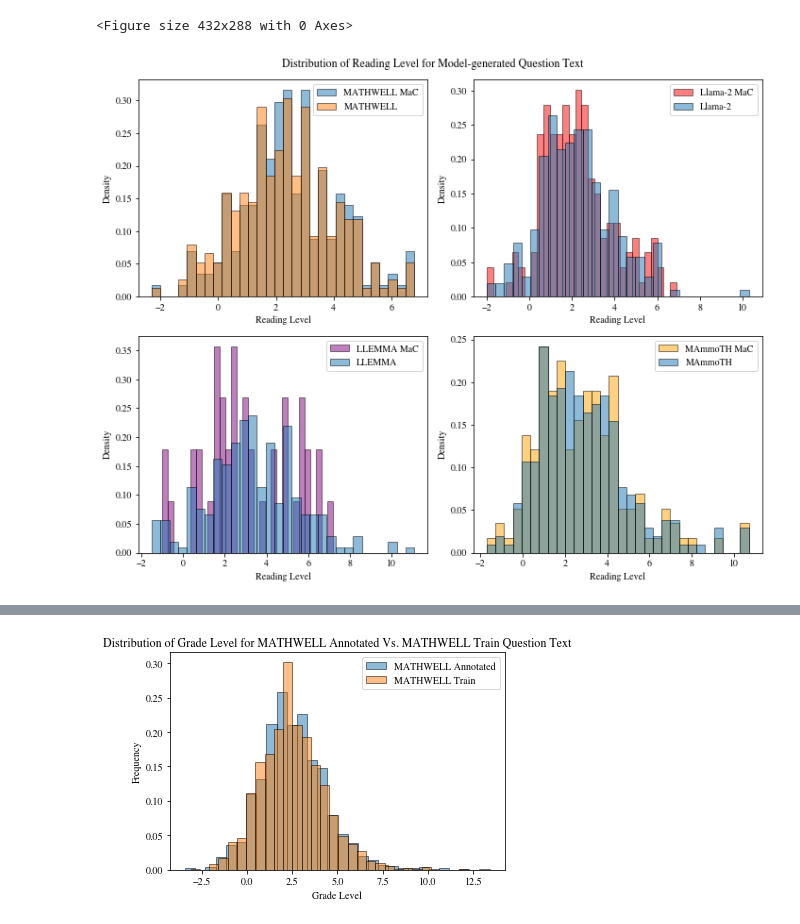
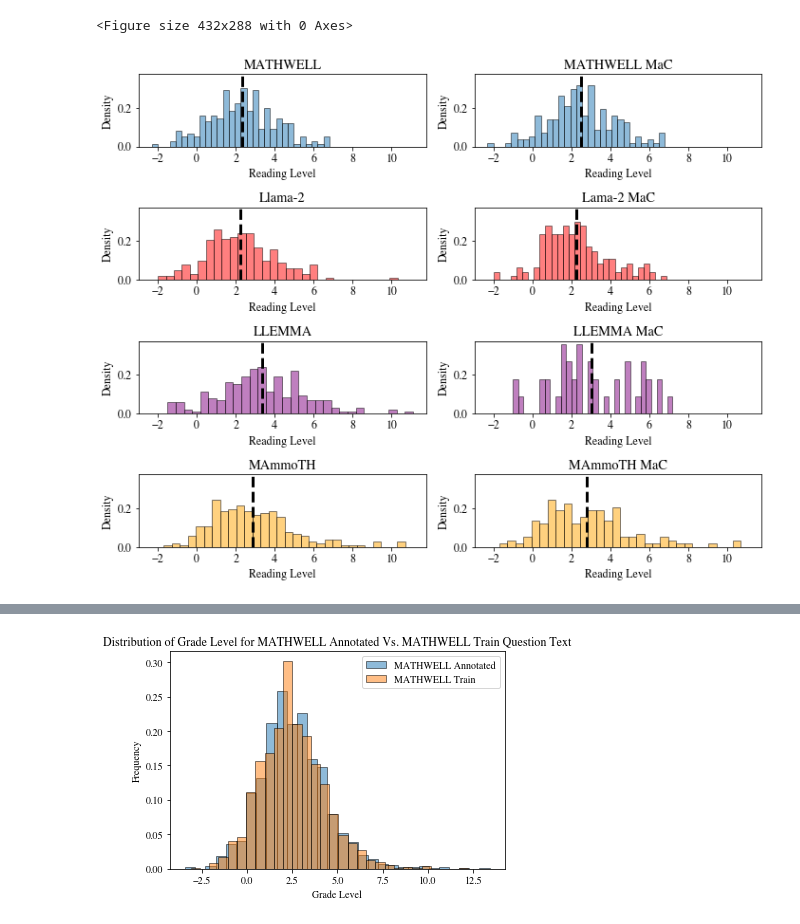
Before and after one commit to bryanchrist/llama2-70b, a Jupyter notebook: reading_level.ipynb, the cells around one changed output, grey strips where cells are left out. Saved outputs shown, nothing was run; the diff lists cells and outputs as text; code cells hidden in the pictures.

Commit message:
Updating reading level figures

```diff
--- a/reading_level.ipynb
+++ b/reading_level.ipynb
@@ -12,6 +12,7 @@ import matplotlib.pyplot as plt
 #     'pgf.rcfonts': False,
 # })
 plt.rcParams["font.family"] = "Times"
+plt.rcParams.update({'font.size': 12})
 # %% [markdown]
 ## GSM8K
 # %%
@@ -249,35 +250,75 @@ plt.savefig('reading_level_his.png')
 <Figure size 432x288 with 0 Axes>
 # %%
 # Create a figure with two subplots (2 rows, 1 column)
-fig, axs = plt.subplots(nrows=2, ncols=2, figsize=(10, 8))
+fig, axs = plt.subplots(nrows=4, ncols=2, figsize=(10, 8), sharex = True, sharey = True)
 
 # Plot the first histogram on the top subplot
-fig.suptitle('Distribution of Reading Level for Model-generated Question Text')
-axs[0, 0].hist(mathwell_good_grades, bins=30, alpha=0.5, label='MATHWELL MaC', edgecolor='black', density=True)
-axs[0, 1].hist(llama_good_grades, bins=30, alpha=0.5, label='Llama-2 MaC', edgecolor='black', density=True, color = 'Red')
-axs[1, 0].hist(llema_good_grades, bins=30, alpha=0.5, label='LLEMMA MaC', edgecolor='black', density=True, color = 'Purple')
-axs[1, 1].hist(mammoth_good_grades, bins=30, alpha=0.5, label='MAmmoTH MaC', edgecolor='black', density=True, color= 'Orange')
+axs[0, 1].hist(mathwell_good_grades, bins=30, alpha=0.5, label='MATHWELL MaC', edgecolor='black', density=True)
+axs[0, 1].set_title('MATHWELL MaC')
+axs[0,1].axvline(np.mean(mathwell_good_grades), color='k', linestyle='dashed', linewidth=3)
+
+axs[1, 1].hist(llama_good_grades, bins=30, alpha=0.5, label='Llama-2 MaC', edgecolor='black', density=True, color = 'Red')
+axs[1, 1].set_title('Lama-2 MaC')
+axs[1,1].axvline(np.mean(llama_good_grades), color='k', linestyle='dashed', linewidth=3)
+
+axs[2, 1].hist(llema_good_grades, bins=30, alpha=0.5, label='LLEMMA MaC', edgecolor='black', density=True, color = 'Purple')
+axs[2, 1].set_title('LLEMMA MaC')
+axs[2,1].axvline(np.mean(llema_good_grades), color='k', linestyle='dashed', linewidth=3)
+
+axs[3, 1].hist(mammoth_good_grades, bins=30, alpha=0.5, label='MAmmoTH MaC', edgecolor='black', density=True, color= 'Orange')
+axs[3, 1].set_title('MAmmoTH MaC')
+axs[3,1].axvline(np.mean(mammoth_good_grades), color='k', linestyle='dashed', linewidth=3)
+
 axs[0, 0].hist(mathwell_all_grades, bins=30, alpha=0.5, label='MATHWELL', edgecolor='black', density=True)
-axs[0, 1].hist(llama_all_grades, bins=30, alpha=0.5, label='Llama-2', edgecolor='black', density=True)
-axs[1, 0].hist(llema_all_grades, bins=30, alpha=0.5, label='LLEMMA', edgecolor='black', density=True)
-axs[1, 1].hist(mammoth_all_grades, bins=30, alpha=0.5, label='MAmmoTH', edgecolor='black', density=True)
-axs[0, 0].legend()
-axs[0, 1].legend()
-axs[1, 0].legend()
-axs[1, 1].legend()
+axs[0, 0].set_title('MATHWELL')
+axs[0,0].axvline(np.mean(mathwell_all_grades), color='k', linestyle='dashed', linewidth=3)
+
+axs[1, 0].hist(llama_all_grades, bins=30, alpha=0.5, label='Llama-2', edgecolor='black', density=True, color = 'Red')
+axs[1, 0].set_title('Llama-2')
+axs[1,0].axvline(np.mean(llama_all_grades), color='k', linestyle='dashed', linewidth=3)
+
+axs[2, 0].hist(llema_all_grades, bins=30, alpha=0.5, label='LLEMMA', edgecolor='black', density=True, color = 'Purple')
+axs[2, 0].set_title('LLEMMA')
+axs[2,0].axvline(np.mean(llema_all_grades), color='k', linestyle='dashed', linewidth=3)
+
+axs[3, 0].hist(mammoth_all_grades, bins=30, alpha=0.5, label='MAmmoTH', edgecolor='black', density=True, color= 'Orange')
+axs[3, 0].set_title('MAmmoTH')
+axs[3,0].axvline(np.mean(mammoth_all_grades), color='k', linestyle='dashed', linewidth=3)
+
 axs[0, 0].set_xlabel('Reading Level')
 axs[0, 0].set_ylabel('Density')
 axs[0, 1].set_xlabel('Reading Level')
 axs[0, 1].set_ylabel('Density')
 axs[1, 0].set_xlabel('Reading Level')
 axs[1, 0].set_ylabel('Density')
 axs[1, 1].set_xlabel('Reading Level')
 axs[1, 1].set_ylabel('Density')
+axs[2, 0].set_xlabel('Reading Level')
+axs[2, 0].set_ylabel('Density')
+axs[2, 1].set_xlabel('Reading Level')
+axs[2, 1].set_ylabel('Density')
+axs[3, 0].set_xlabel('Reading Level')
+axs[3, 0].set_ylabel('Density')
+axs[3, 1].set_xlabel('Reading Level')
+axs[3, 1].set_ylabel('Density')
+axs[0,0].tick_params(axis='both', which='both', labelsize=12, labelbottom=True)
+axs[0,1].tick_params(axis='both', which='both', labelsize=12, labelbottom=True)
+axs[1,0].tick_params(axis='both', which='both', labelsize=12, labelbottom=True)
+axs[1,1].tick_params(axis='both', which='both', labelsize=12, labelbottom=True)
+axs[2,0].tick_params(axis='both', which='both', labelsize=12, labelbottom=True)
+axs[2,1].tick_params(axis='both', which='both', labelsize=12, labelbottom=True)
+axs[3,0].tick_params(axis='both', which='both', labelsize=12, labelbottom=True)
+axs[3,1].tick_params(axis='both', which='both', labelsize=12, labelbottom=True)
+
+axs[0,1].tick_params(axis='y', which='both', labelsize=12, labelleft=True)
+axs[1,1].tick_params(axis='y', which='both', labelsize=12, labelleft=True)
+axs[2,1].tick_params(axis='y', which='both', labelsize=12, labelleft=True)
+axs[3,1].tick_params(axis='y', which='both', labelsize=12, labelleft=True)
 
 # Customize the overall layout
 plt.tight_layout()
 plt.savefig('reading_level_models.png')
 # %% [output]
-[figure, old version]
+[figure, new version]
 # %%
 # Create a figure with two subplots (2 rows, 1 column)
```
Also changed, not shown: parts of 1 cell of this notebook, 2 other files.
